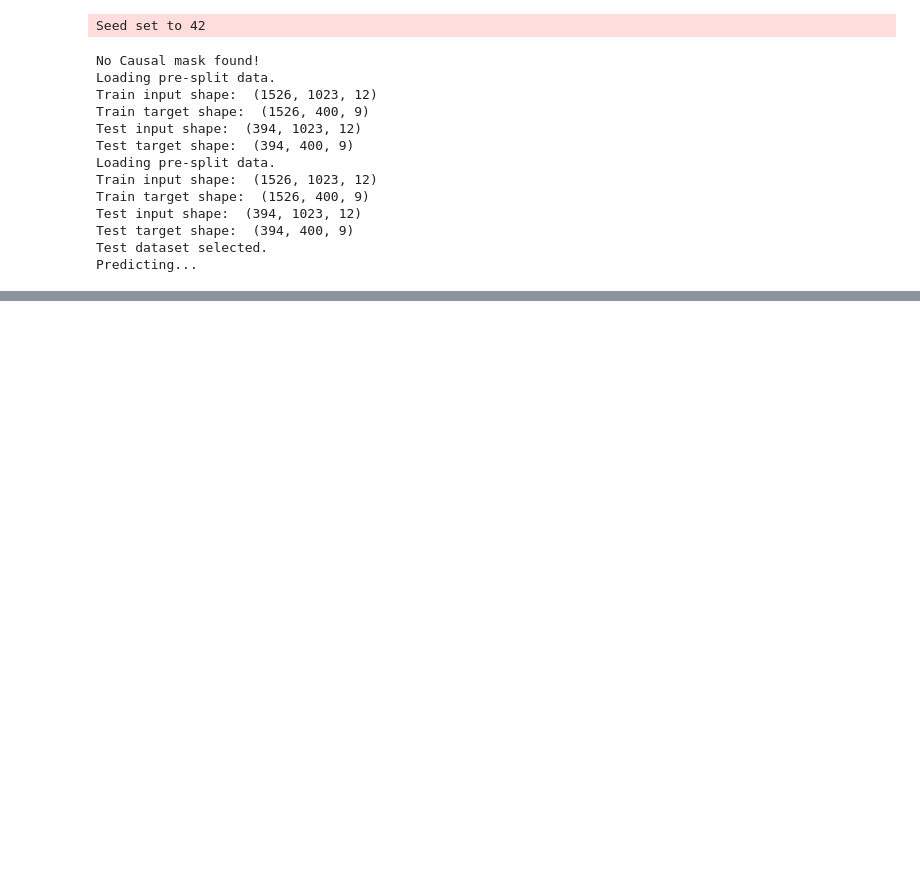
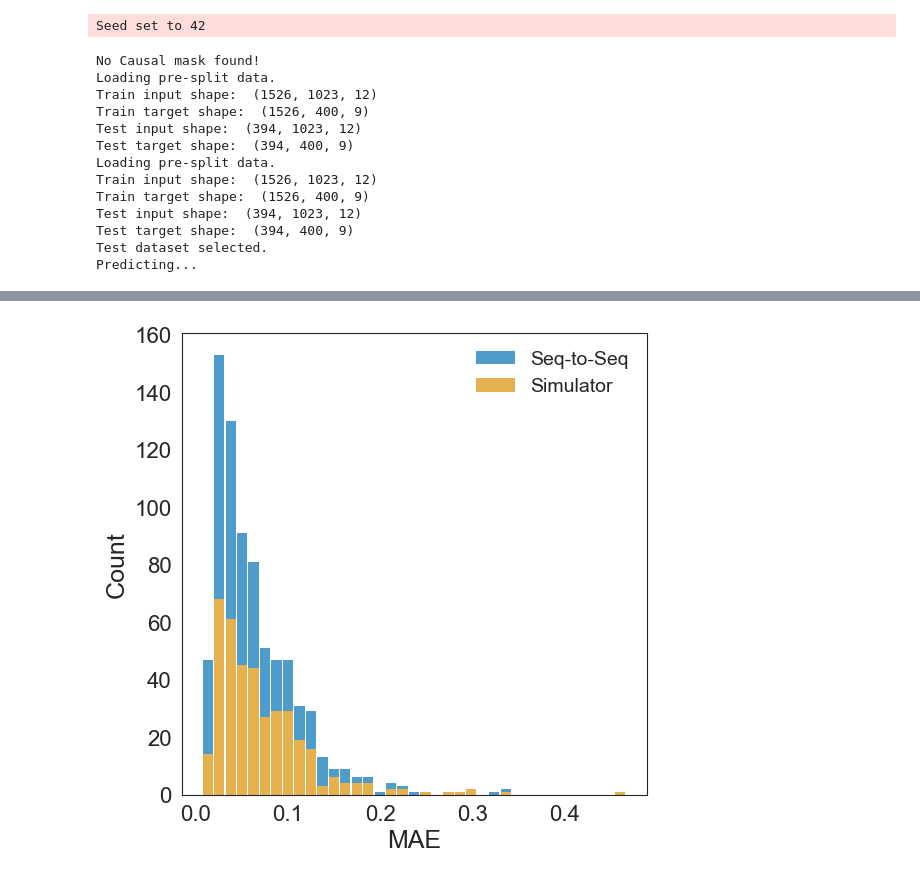
Before and after one commit to scipi1/proT, a Jupyter notebook: notebooks/nb_case_study.ipynb, the cells around one changed output, grey strips where cells are left out. Saved outputs shown, nothing was run; the diff lists cells and outputs as text; code cells hidden in the pictures; blank space fills up the shorter version.

```diff
--- a/notebooks/nb_case_study.ipynb
+++ b/notebooks/nb_case_study.ipynb
@@ -368,0 +239,29 @@ plot_predictions(
+# %%
+save_dir = "./figures"
+
+fig = plt.figure()
+sns.set_style("white")
+ax = sns.histplot(
+    data=df,
+    x="MAE",
+    hue = "head",
+    edgecolor=None,
+    alpha=0.7,
+    linewidth=0,
+    shrink=0.9,
+    multiple="stack",
+    legend = True
+)
+legend = ax.get_legend()
+if legend:
+    legend.set_frame_on(False)
+    legend.set_title(None)
+
+if save_dir is not None:
+    makedirs(save_dir, exist_ok=True)
+    out_path = join(save_dir, "mae_test_histogram.pdf")
+    fig.savefig(out_path, format="pdf", bbox_inches="tight")
+
+plt.show()
+# %% [output]
+[figure, added]
```
Also changed, not shown: parts of 23 cells of this notebook, 44 other files.
